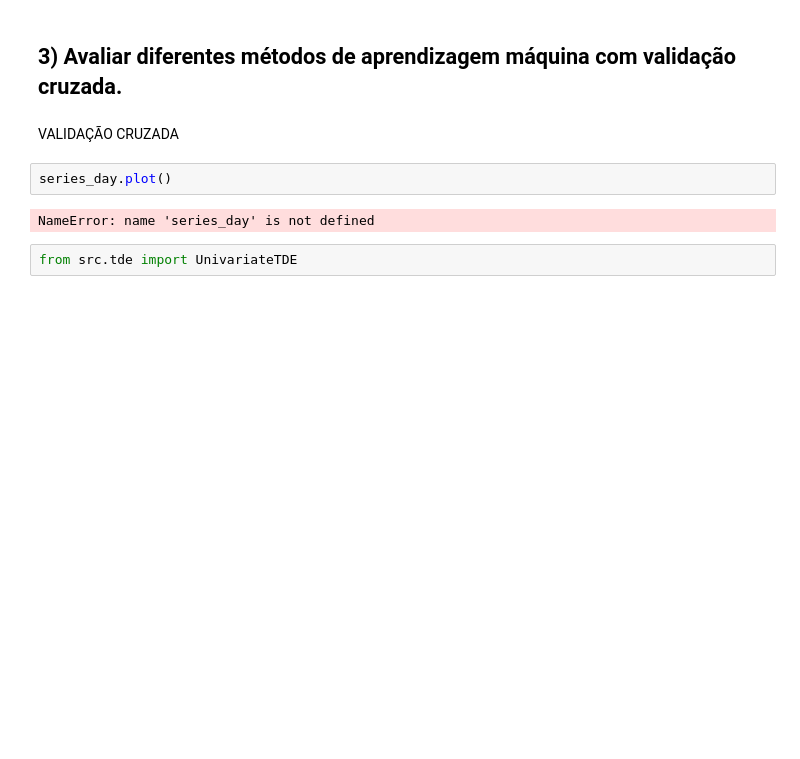
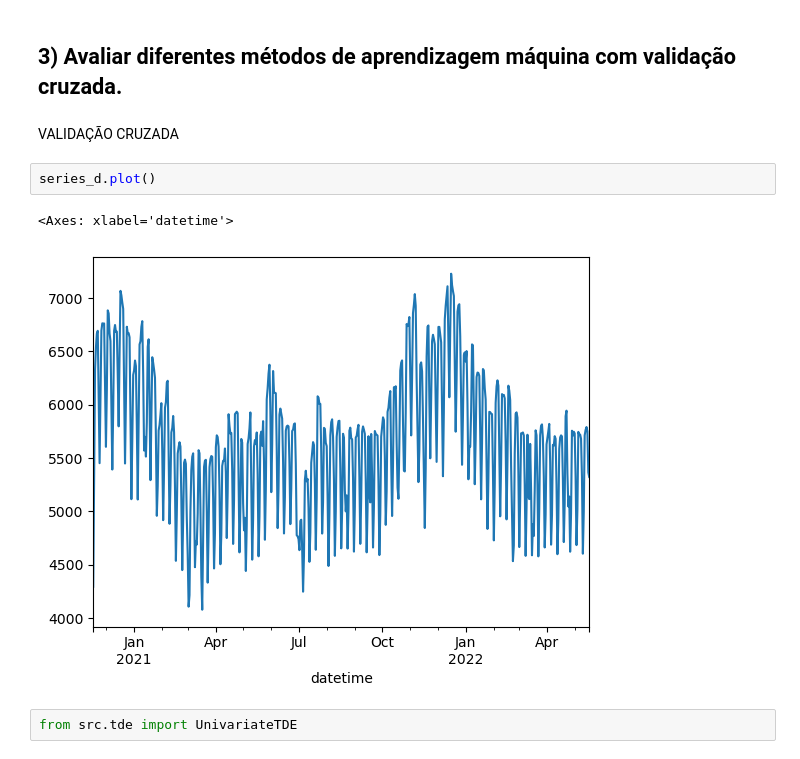
Before and after one commit to rcmedeiros55/energy_load, a Jupyter notebook: time_series_rodrigo.ipynb, the cells around one changed output. Cells and saved outputs as stored; diff of their text form; blank space fills up the shorter version.

```diff
--- a/time_series_rodrigo.ipynb
+++ b/time_series_rodrigo.ipynb
@@ -559,9 +700,10 @@ NameError: name 'ridge' is not defined
 # %% [markdown]
 VALIDAÇÃO CRUZADA
 # %%
-series_day.plot()
+series_d.plot()
 # %% [output]
-NameError: name 'series_day' is not defined
+<Axes: xlabel='datetime'>
+[figure, added]
 # %%
 from src.tde import UnivariateTDE
 # %% [output]
```
Also changed, not shown: parts of 45 cells of this notebook.
